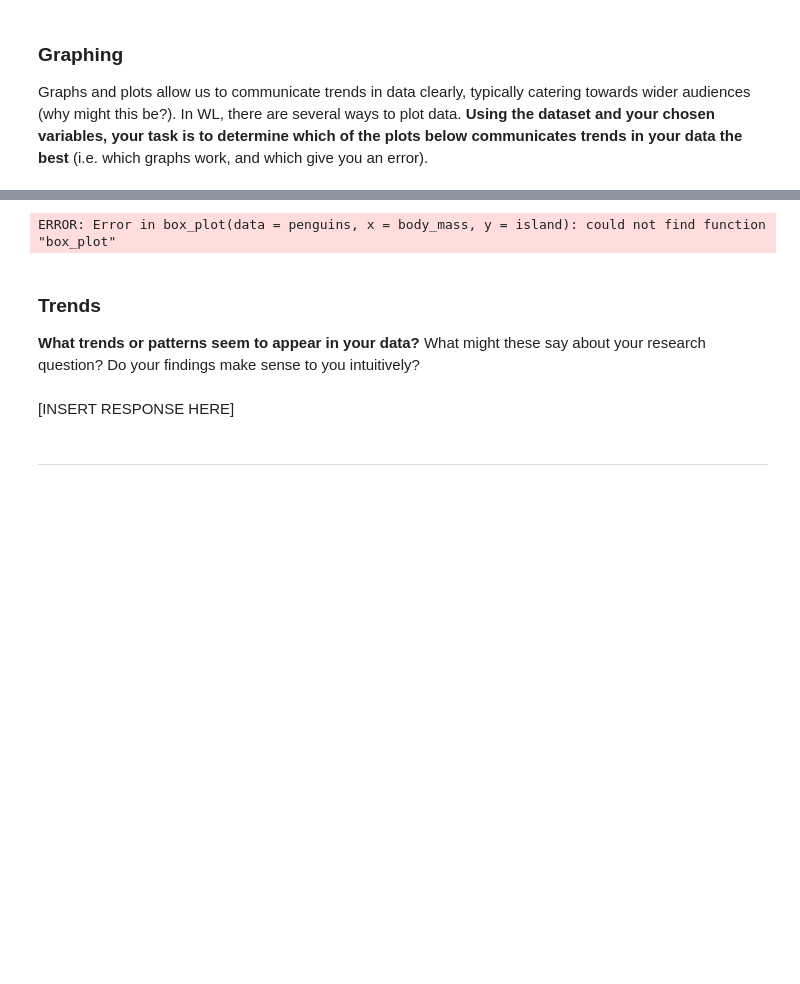
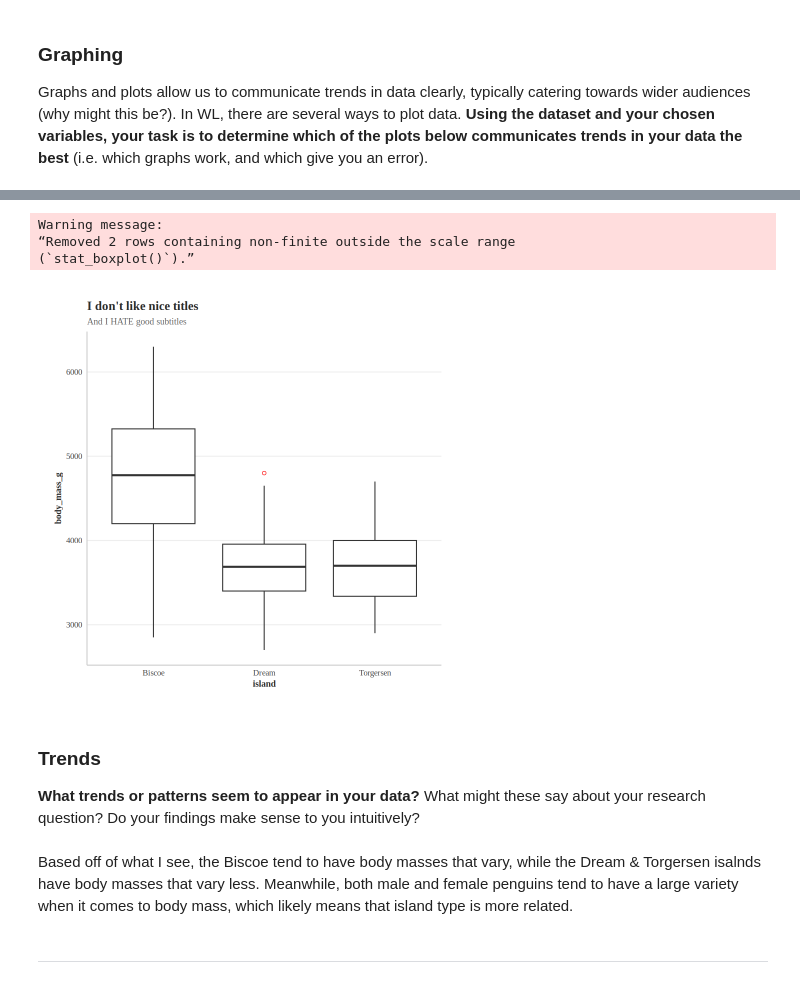
Before and after one commit to graceaa10/Unit0, a Jupyter notebook: ApResearchCT_BIO.ipynb, the cells around one changed output, grey strips where cells are left out. Cells and saved outputs as stored; diff of their text form; code cells hidden in the pictures; blank space fills up the shorter version.

```diff
--- a/ApResearchCT_BIO.ipynb
+++ b/ApResearchCT_BIO.ipynb
@@ -160,16 +148,19 @@ density_plot(data= penguins,
 # %%
 box_plot(data = penguins,
-         x = body_mass,
+         x = body_mass_g,
          y = island)
 # %% [output]
-ERROR: Error in box_plot(data = penguins, x = body_mass, y = island): could not find function "box_plot"
+Warning message:
+“Removed 2 rows containing non-finite outside the scale range
+(`stat_boxplot()`).”
+[figure, added]
 # %% [markdown]
 ### Trends
 
 
 **What trends or patterns seem to appear in your data?** What might these say about your research question? Do your findings make sense to you intuitively?
-# %% [markdown]
-[INSERT RESPONSE HERE]
+# %% [markdown]
+Based off of what I see, the Biscoe tend to have body masses that vary, while the Dream & Torgersen isalnds have body masses that vary less. Meanwhile, both male and female penguins tend to have a large variety when it comes to body mass, which likely means that island type is more related.
 # %% [markdown]
 
 
```
Also changed, not shown: parts of 10 cells of this notebook.
